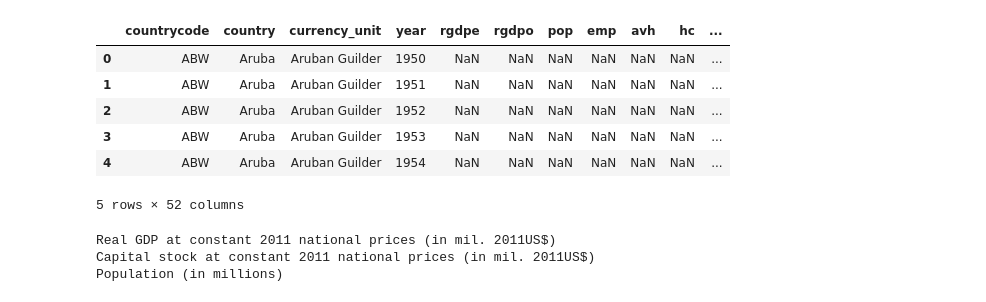
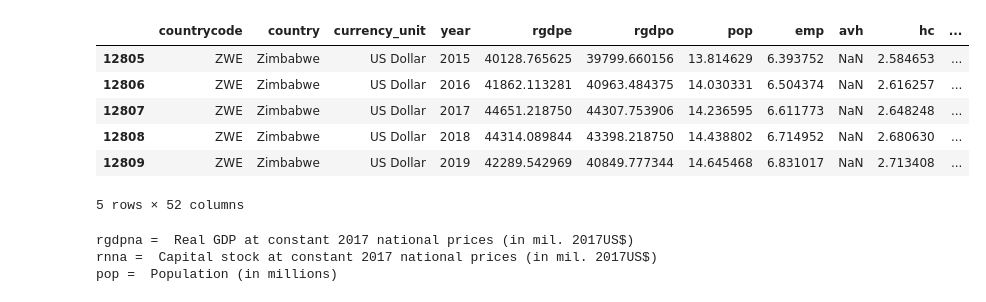
Before and after one commit to gunerilhan/economicgrowth, a Jupyter notebook: lecture2/visuals/lecture2.ipynb, the cells around one changed output. Saved outputs shown, nothing was run; the diff lists cells and outputs as text; code cells hidden in the pictures.

```diff
--- a/lecture2/visuals/lecture2.ipynb
+++ b/lecture2/visuals/lecture2.ipynb
@@ -39,21 +52,24 @@ df = pd.read_excel('https://www.rug.nl/ggdc/docs/pwt91.xlsx',sheet_name='Data')
-# %%
-df.head()
-# %% [output]
-|  | countrycode | country | currency_unit | year | rgdpe | rgdpo | pop | emp | avh | hc | ... |
-| 0 | ABW | Aruba | Aruban Guilder | 1950 | NaN | NaN | NaN | NaN | NaN | NaN | ... |
-| 1 | ABW | Aruba | Aruban Guilder | 1951 | NaN | NaN | NaN | NaN | NaN | NaN | ... |
-| 2 | ABW | Aruba | Aruban Guilder | 1952 | NaN | NaN | NaN | NaN | NaN | NaN | ... |
-| 3 | ABW | Aruba | Aruban Guilder | 1953 | NaN | NaN | NaN | NaN | NaN | NaN | ... |
-| 4 | ABW | Aruba | Aruban Guilder | 1954 | NaN | NaN | NaN | NaN | NaN | NaN | ... |
-5 rows × 52 columns
+# %%
+# How the data looks like
+df.tail()
+# %% [output]
+|  | countrycode | country | currency_unit | year | rgdpe | rgdpo | pop | emp | avh | hc | ... |
+| 12805 | ZWE | Zimbabwe | US Dollar | 2015 | 40128.765625 | 39799.660156 | 13.814629 | 6.393752 | NaN | 2.584653 | ... |
+| 12806 | ZWE | Zimbabwe | US Dollar | 2016 | 41862.113281 | 40963.484375 | 14.030331 | 6.504374 | NaN | 2.616257 | ... |
+| 12807 | ZWE | Zimbabwe | US Dollar | 2017 | 44651.218750 | 44307.753906 | 14.236595 | 6.611773 | NaN | 2.648248 | ... |
+| 12808 | ZWE | Zimbabwe | US Dollar | 2018 | 44314.089844 | 43398.218750 | 14.438802 | 6.714952 | NaN | 2.680630 | ... |
+| 12809 | ZWE | Zimbabwe | US Dollar | 2019 | 42289.542969 | 40849.777344 | 14.645468 | 6.831017 | NaN | 2.713408 | ... |
+5 rows × 52 columns
 # %%
+# We will calculate GDP per capita and Capital Stock per capita
+
+print('rgdpna = ',pwt_legend['rgdpna'])
+print('rnna = ', pwt_legend['rnna'])
+print('pop = ', pwt_legend['pop'])
+
 df['gdpPercap'] = df['rgdpna']/df['pop']/1.0e6*1000
 df['capPercap'] = df['rnna']/df['pop']/1.0e6*1000
+# %% [output]
+rgdpna =  Real GDP at constant 2017 national prices (in mil. 2017US$)
+rnna =  Capital stock at constant 2017 national prices (in mil. 2017US$)
+pop =  Population (in millions)
-# %%
-print(df_legend['rgdpna'])
-print(df_legend['rnna'])
-print(df_legend['pop'])
-# %% [output]
-Real GDP at constant 2011 national prices (in mil. 2011US$)
-Capital stock at constant 2011 national prices (in mil. 2011US$)
-Population (in millions)
```
Also changed, not shown: parts of 23 cells of this notebook, 19 other files.
